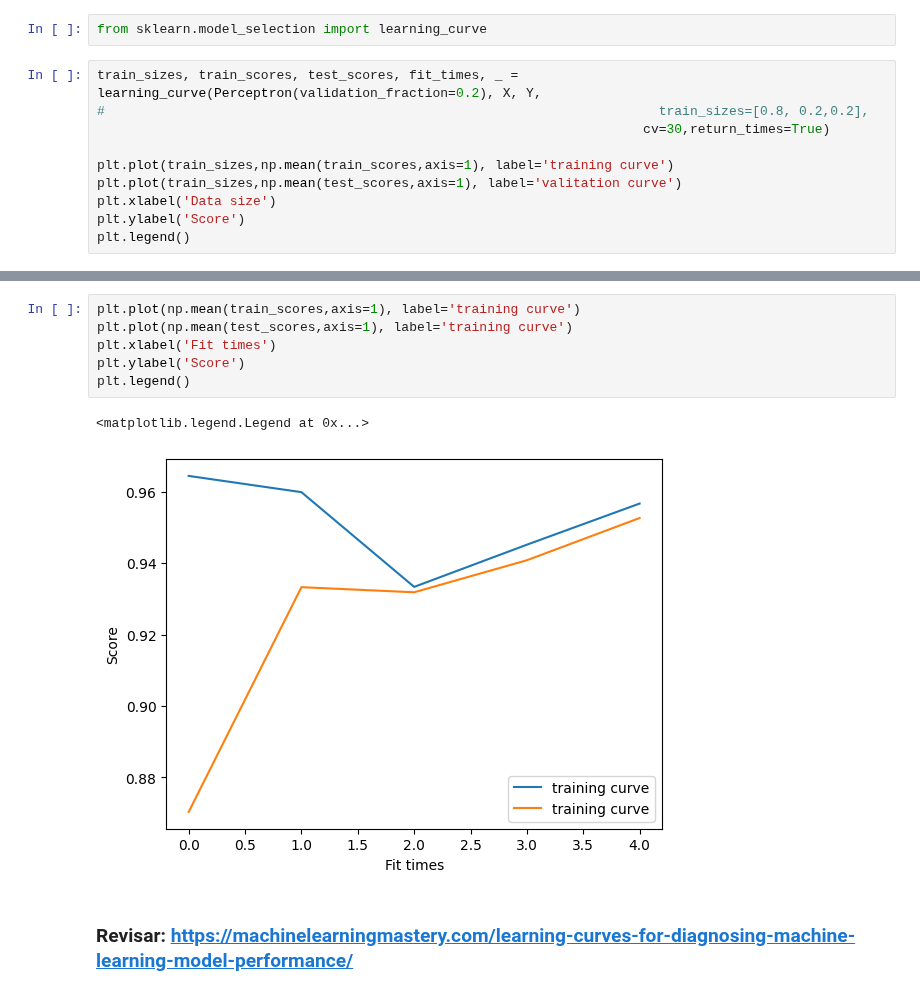
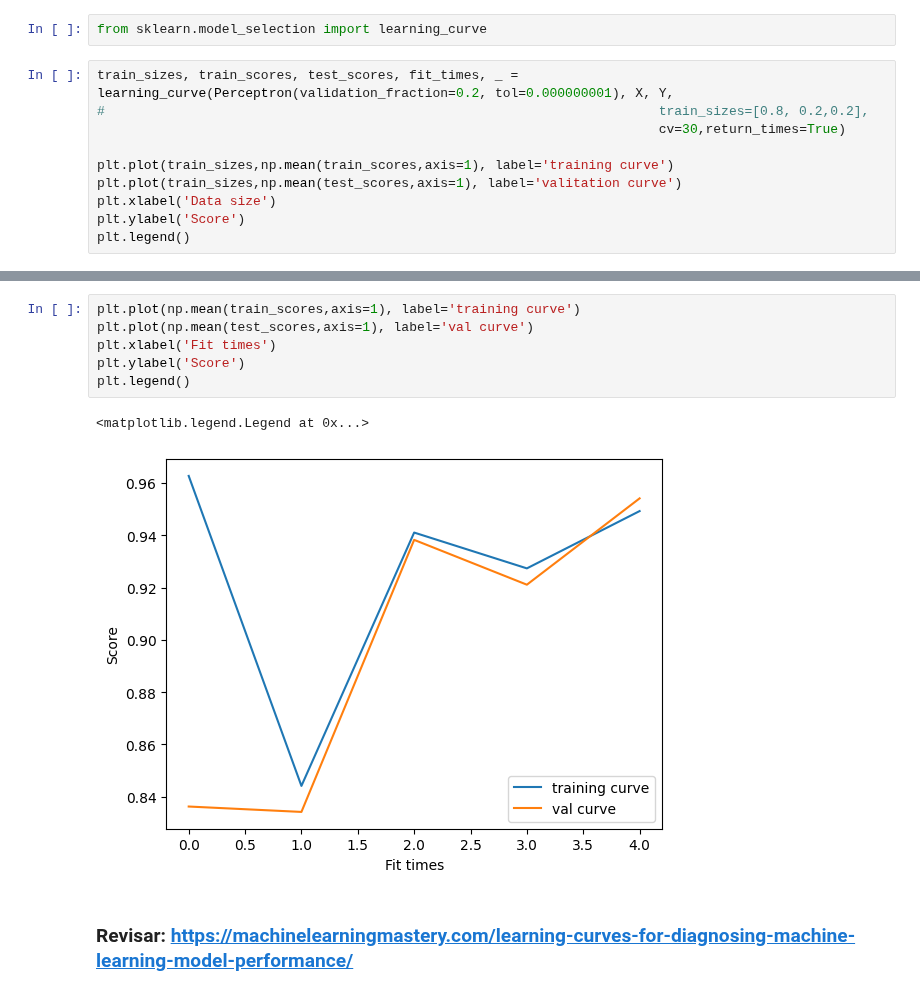
Before and after one commit to igomezv/DataScienceIntermedio, a Jupyter notebook: 3-1-Aprendizaje-supervisado.ipynb, the cells around one changed output, grey strips where cells are left out. Cells and saved outputs as stored; diff of their text form.

```diff
--- a/3-1-Aprendizaje-supervisado.ipynb
+++ b/3-1-Aprendizaje-supervisado.ipynb
@@ -134,9 +150,9 @@ Fuente de la imagen: Wikipedia.
 # %%
 from sklearn.model_selection import learning_curve
 # %%
-train_sizes, train_scores, test_scores, fit_times, _ = learning_curve(Perceptron(validation_fraction=0.2), X, Y,
+train_sizes, train_scores, test_scores, fit_times, _ = learning_curve(Perceptron(validation_fraction=0.2, tol=0.000000001), X, Y,
 #                                                                       train_sizes=[0.8, 0.2,0.2],
-                                                                      cv=30,return_times=True)
+                                                                        cv=30,return_times=True)
 
 plt.plot(train_sizes,np.mean(train_scores,axis=1), label='training curve')
 plt.plot(train_sizes,np.mean(test_scores,axis=1), label='valitation curve')
@@ -149,12 +164,12 @@ plt.legend()
 # %%
 plt.plot(np.mean(train_scores,axis=1), label='training curve')
-plt.plot(np.mean(test_scores,axis=1), label='training curve')
+plt.plot(np.mean(test_scores,axis=1), label='val curve')
 plt.xlabel('Fit times')
 plt.ylabel('Score')
 plt.legend()
 # %% [output]
 <matplotlib.legend.Legend at 0x...>
-[figure, old version]
+[figure, new version]
 # %% [markdown]
 ### Revisar: https://machinelearningmastery.com/learning-curves-for-diagnosing-machine-learning-model-performance/
 # %% [markdown]
```
Also changed, not shown: parts of 36 cells of this notebook.
